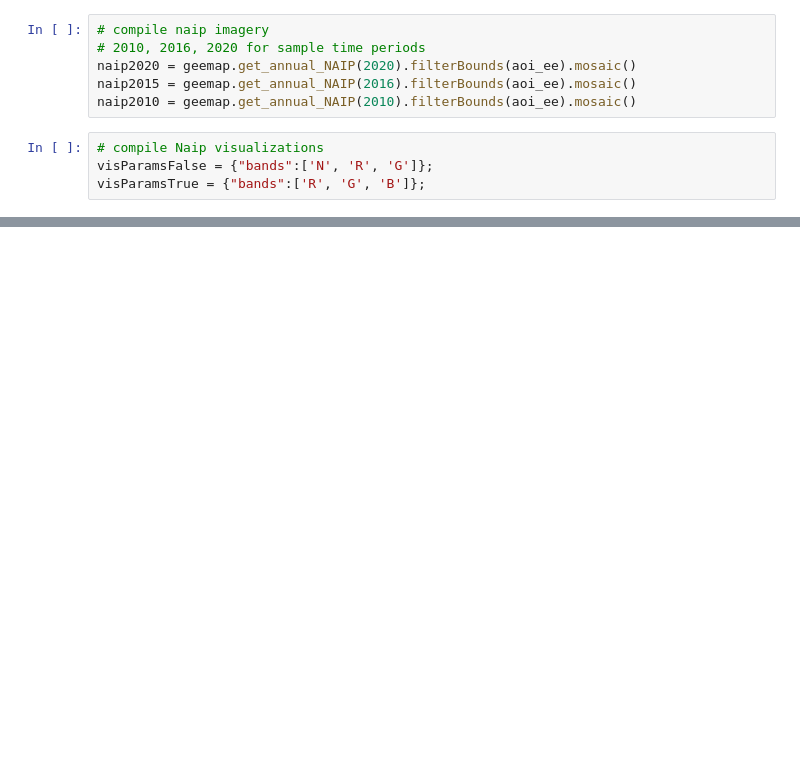
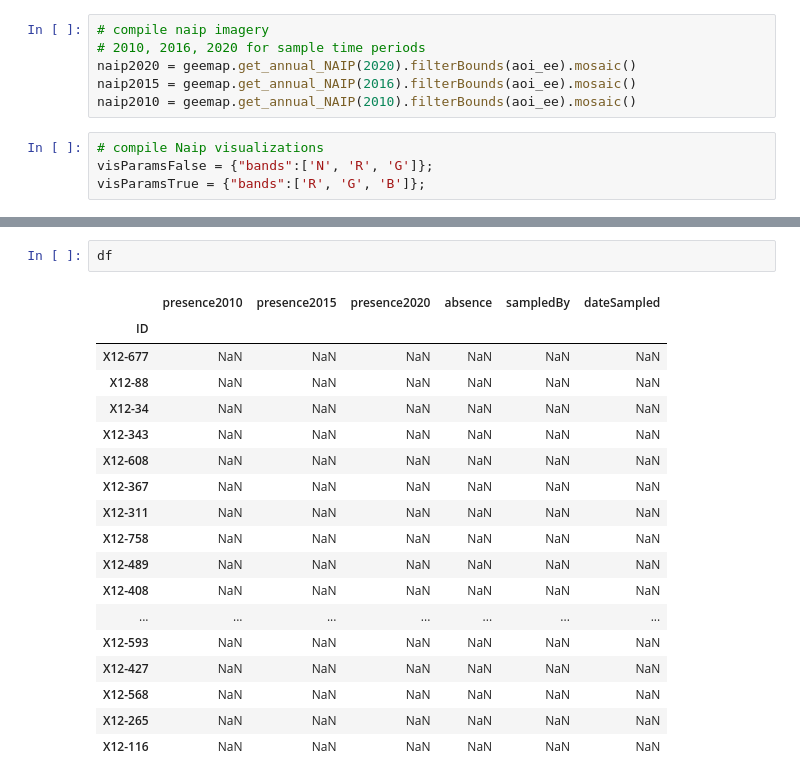
Before and after one commit to GeospatialCentroid/Agroforestry, a Jupyter notebook: sampling/treeSampling.ipynb, the cells around one changed output, grey strips where cells are left out. Drawn from its saved outputs; the diff is of its cells as text; blank space fills up the shorter version.

```diff
--- a/sampling/treeSampling.ipynb
+++ b/sampling/treeSampling.ipynb
@@ -109,0 +93,21 @@ Map(bottom=12473332.0, center=[41.88414123713827, -100.14068581900119], controls
+# %%
+df
+# %% [output]
+|  | presence2010 | presence2015 | presence2020 | absence | sampledBy | dateSampled |
+| ID |  |  |  |  |  |  |
+| X12-677 | NaN | NaN | NaN | NaN | NaN | NaN |
+| X12-88 | NaN | NaN | NaN | NaN | NaN | NaN |
+| X12-34 | NaN | NaN | NaN | NaN | NaN | NaN |
+| X12-343 | NaN | NaN | NaN | NaN | NaN | NaN |
+| X12-608 | NaN | NaN | NaN | NaN | NaN | NaN |
+| X12-367 | NaN | NaN | NaN | NaN | NaN | NaN |
+| X12-311 | NaN | NaN | NaN | NaN | NaN | NaN |
+| X12-758 | NaN | NaN | NaN | NaN | NaN | NaN |
+| X12-489 | NaN | NaN | NaN | NaN | NaN | NaN |
+| X12-408 | NaN | NaN | NaN | NaN | NaN | NaN |
+| ... | ... | ... | ... | ... | ... | ... |
+| X12-593 | NaN | NaN | NaN | NaN | NaN | NaN |
+| X12-427 | NaN | NaN | NaN | NaN | NaN | NaN |
+| X12-568 | NaN | NaN | NaN | NaN | NaN | NaN |
+| X12-265 | NaN | NaN | NaN | NaN | NaN | NaN |
+| X12-116 | NaN | NaN | NaN | NaN | NaN | NaN |
```
Also changed, not shown: parts of 12 cells of this notebook, 12 other files.
